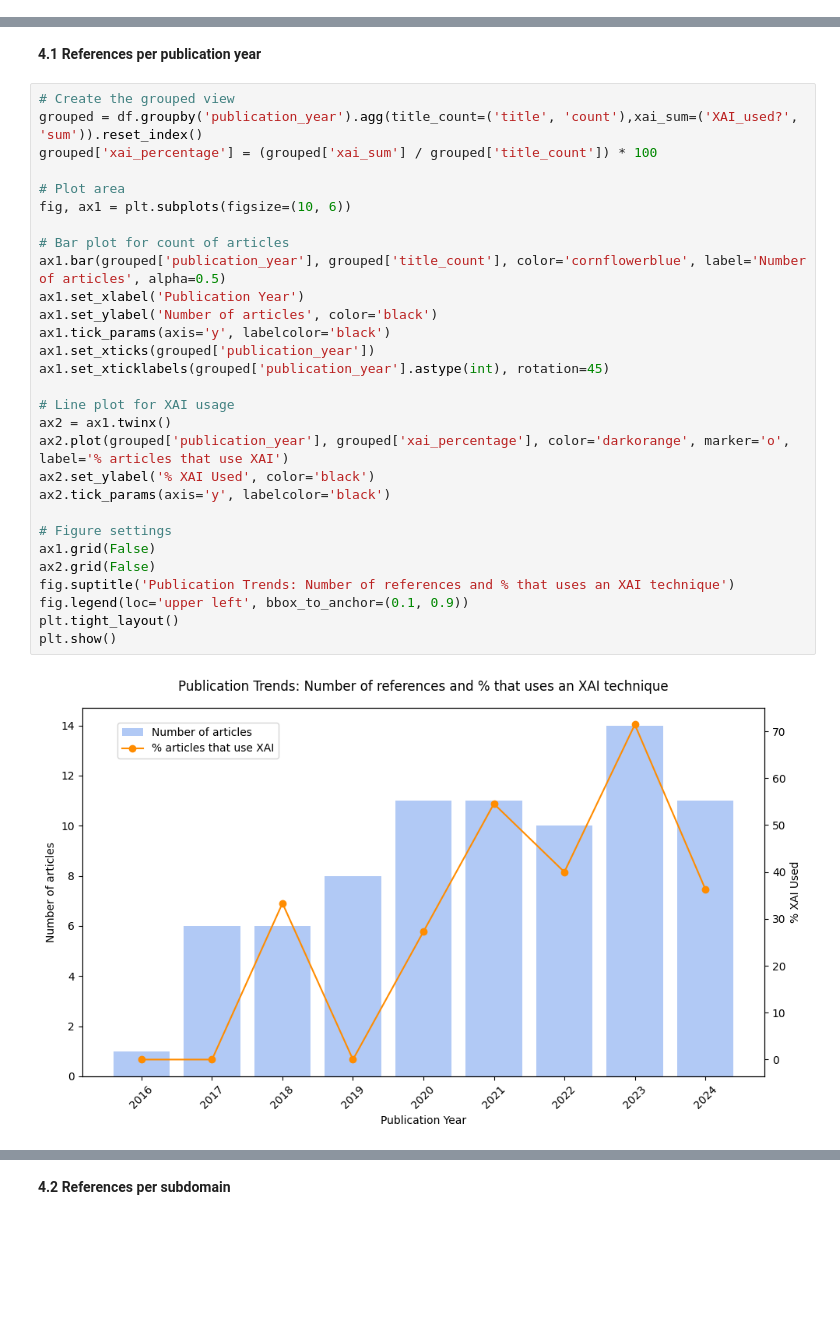
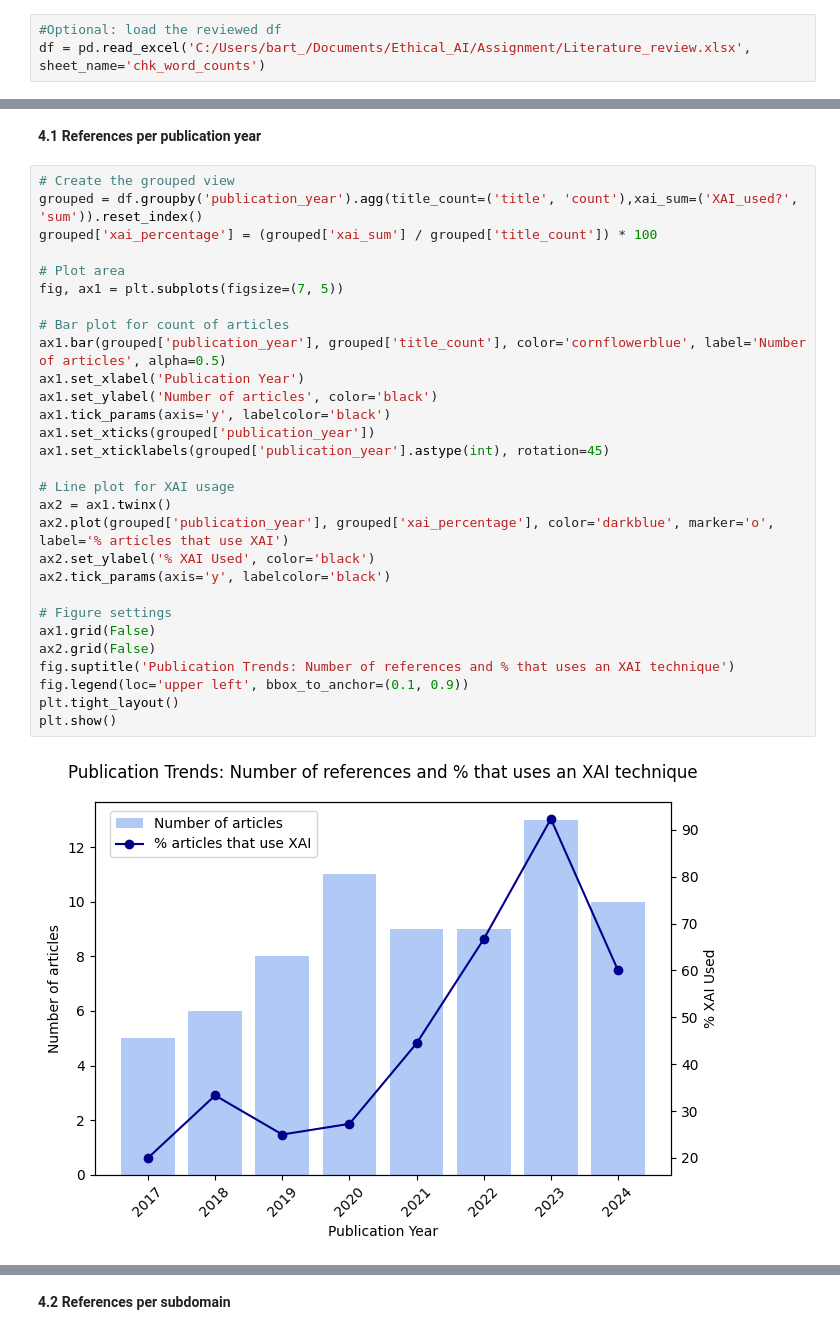
Before and after one commit to bart-custers/research_paper_AI_insurance, a Jupyter notebook: notebooks/Research_paper_XAI_insurance.ipynb, the cells around one changed output, grey strips where cells are left out. Cells and saved outputs as stored; diff of their text form; blank space fills up the shorter version.

Commit message:
after lit review

```diff
--- a/notebooks/Research_paper_XAI_insurance.ipynb
+++ b/notebooks/Research_paper_XAI_insurance.ipynb
@@ -153,6 +153,9 @@ df = pd.DataFrame(pdf_word_counts)
 XAI_techniques = word_dict[word_dict['Design'] == 'XAI_technique']['Interest_word'].to_list()
 
 df['XAI_used?'] = np.where(df[XAI_techniques].sum(axis=1) > 2,1,0)
+# %%
+#Optional: load the reviewed df
+df = pd.read_excel('C:/Users/bart_/Documents/Ethical_AI/Assignment/Literature_review.xlsx', sheet_name='chk_word_counts')
 # %%
 df
 # %% [output]
@@ -182,34 +185,34 @@ df['XAI_used?'].sum()
 # %%
 # Create the grouped view
 grouped = df.groupby('publication_year').agg(title_count=('title', 'count'),xai_sum=('XAI_used?', 'sum')).reset_index()
 grouped['xai_percentage'] = (grouped['xai_sum'] / grouped['title_count']) * 100
 
 # Plot area
-fig, ax1 = plt.subplots(figsize=(10, 6))
+fig, ax1 = plt.subplots(figsize=(7, 5))
 
 # Bar plot for count of articles
 ax1.bar(grouped['publication_year'], grouped['title_count'], color='cornflowerblue', label='Number of articles', alpha=0.5)
 ax1.set_xlabel('Publication Year')
 ax1.set_ylabel('Number of articles', color='black')
 ax1.tick_params(axis='y', labelcolor='black')
 ax1.set_xticks(grouped['publication_year'])
 ax1.set_xticklabels(grouped['publication_year'].astype(int), rotation=45)
 
 # Line plot for XAI usage
 ax2 = ax1.twinx()
-ax2.plot(grouped['publication_year'], grouped['xai_percentage'], color='darkorange', marker='o', label='% articles that use XAI')
+ax2.plot(grouped['publication_year'], grouped['xai_percentage'], color='darkblue', marker='o', label='% articles that use XAI')
 ax2.set_ylabel('% XAI Used', color='black')
 ax2.tick_params(axis='y', labelcolor='black')
 
 # Figure settings
 ax1.grid(False)
 ax2.grid(False)
 fig.suptitle('Publication Trends: Number of references and % that uses an XAI technique')
 fig.legend(loc='upper left', bbox_to_anchor=(0.1, 0.9))
 plt.tight_layout()
 plt.show()
 # %% [output]
-[figure, old version]
+[figure, new version]
 # %%
 # Get unique subfolders
 subdomains = df['subdomain'].unique()
```
Also changed, not shown: parts of 5 cells of this notebook.
